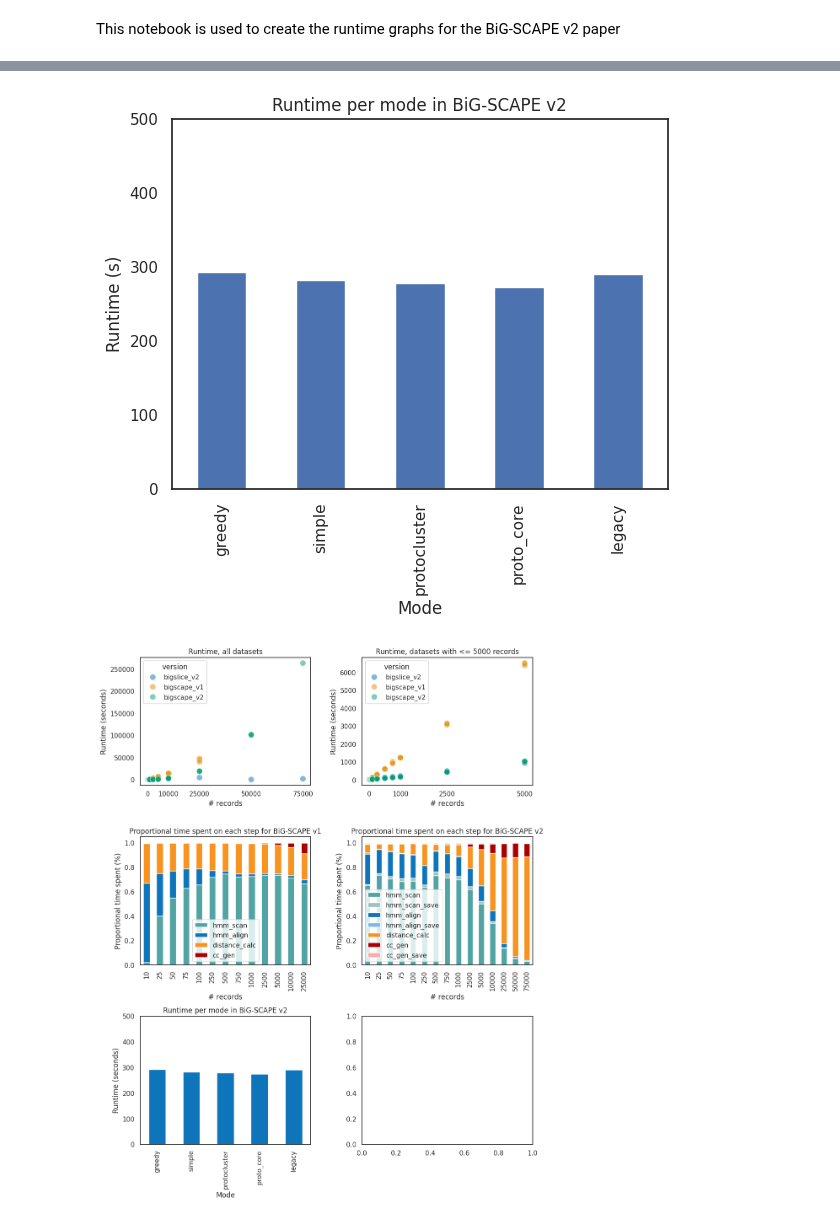
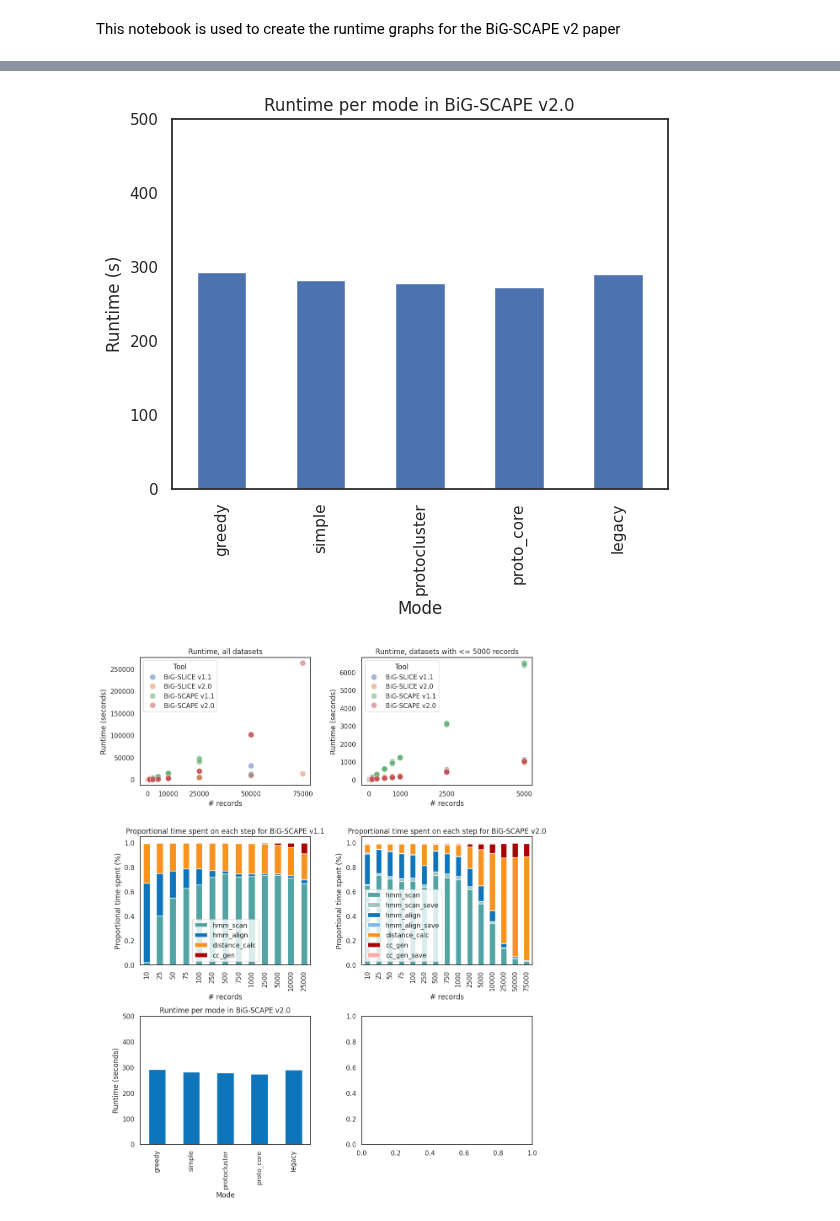
Before and after one commit to adraismawur/bigscape-v2-notebooks, a Jupyter notebook: runtimes.ipynb, the cells around one changed output, grey strips where cells are left out. Saved outputs shown, nothing was run; the diff lists cells and outputs as text; code cells hidden in the pictures.

Commit message:
update bigslice, add v1

```diff
--- a/runtimes.ipynb
+++ b/runtimes.ipynb
@@ -35,6 +35,7 @@ bigscape_v2_mode_matrix["sample"] = bigscape_v2_mode_matrix["sample"].str.split(
 bigscape_v2_mode_matrix["sample"] = bigscape_v2_mode_matrix["sample"].str.join("_")
 
 # bigslice csvs, both are: size,sample,start,total
+bigslice_v1_matrix = pd.read_csv("bigslice_v1_matrix.csv")
 bigslice_v2_matrix = pd.read_csv("bigslice_v2_matrix.csv")
 
 # use size and sample as index
@@ -43,19 +44,21 @@ bigscape_v2_matrix = bigscape_v2_matrix.set_index(["size", "sample"])
 # modes runs do not have sample sizes, or at least it's not relevant
 bigscape_v2_mode_matrix = bigscape_v2_mode_matrix.set_index(["sample"])
 
+bigslice_v1_matrix = bigslice_v1_matrix.set_index(["size", "sample"])
 bigslice_v2_matrix = bigslice_v2_matrix.set_index(["size", "sample"])
 
 # collate totals dataframes
 # these are used for the scatter plots
 totals = pd.DataFrame(index=bigscape_v2_matrix.index)
-totals["bigslice_v2"] = bigslice_v2_matrix["total"]
-totals["bigscape_v1"] = bigscape_v1_matrix["total"]
-totals["bigscape_v2"] = bigscape_v2_matrix["total"]
+totals["BiG-SLICE v1.1"] = bigslice_v1_matrix["total"]
+totals["BiG-SLICE v2.0"] = bigslice_v2_matrix["total"]
+totals["BiG-SCAPE v1.1"] = bigscape_v1_matrix["total"]
+totals["BiG-SCAPE v2.0"] = bigscape_v2_matrix["total"]
 
 
 totals["size"] = totals.index.get_level_values(0)
 # re-add size as a column
-totals = totals.melt(value_name="total", var_name="version", id_vars="size")
+totals = totals.melt(value_name="total", var_name="Tool", id_vars="size")
 
 # prepare a similar dataframe for the modes
 mode_totals = pd.DataFrame(index=bigscape_v2_mode_matrix.index)
@@ -123,13 +126,13 @@ Text(0.5, 1.0, 'Proportional time spent on each step for v1')
 # %%
 # bar chart for the modes
 mode_totals.plot(kind='bar')
-plt.title("Runtime per mode in BiG-SCAPE v2")
+plt.title("Runtime per mode in BiG-SCAPE v2.0")
 plt.xlabel("Mode")
 plt.ylabel("Runtime (s)")
 plt.ylim(0, 500)
 plt.legend().remove()
 # %% [output]
-[figure, old version]
+[figure, new version]
 # %%
 # collate into one image
 fig, axes = plt.subplots(3, 2, figsize=(12, 15))
@@ -142,8 +145,7 @@ sns.scatterplot(
     data=totals,
     x="size",
     y="total",
-    hue="version",
-    palette=COLOR_MAP,
+    hue="Tool",
     s=100,
     alpha=0.5
 )
@@ -165,8 +167,7 @@ sns.scatterplot(
     data=totals[totals["size"] <= 5000],
     x="size",
     y="total",
-    hue="version",
-    palette=COLOR_MAP,
+    hue="Tool",
     s=100,
     alpha=0.5
 )
@@ -195,7 +196,7 @@ v1_prop_time_colors = [
 bigscape_v1_avg_prop.plot(ax=axes[1, 0], kind='bar', stacked=True, color=v1_prop_time_colors)
 
 # title
-axes[1, 0].set_title("Proportional time spent on each step for BiG-SCAPE v1")
+axes[1, 0].set_title("Proportional time spent on each step for BiG-SCAPE v1.1")
 
 # x axis options
 axes[1, 0].set_xlabel("# records")
@@ -209,33 +210,33 @@ v2_prop_time_colors = [
     COLORS["bigscape_blue"],
     COLORS["bigscape_blue_pale"],
     COLORS["dark_blue"],
     COLORS["light_blue"],
     COLORS["orange_i_found_on_bigscape_image"],
     COLORS["antismash_red"],
     COLORS["antismash_red_pale"]
 ]
 bigscape_v2_avg_prop.plot(ax=axes[1, 1], kind='bar', stacked=True, color=v2_prop_time_colors)
 
 # title
-axes[1, 1].set_title("Proportional time spent on each step for BiG-SCAPE v2")
+axes[1, 1].set_title("Proportional time spent on each step for BiG-SCAPE v2.0")
 
 # x axis options
 axes[1, 1].set_xlabel("# records")
 
 # y axis options
 axes[1, 1].set_ylabel("Proportional time spent (%)")
 
 
 ### runtime per mode
 mode_totals.plot(ax=axes[2, 0], kind='bar', color=COLORS["dark_blue"])
-axes[2, 0].set_title("Runtime per mode in BiG-SCAPE v2")
+axes[2, 0].set_title("Runtime per mode in BiG-SCAPE v2.0")
 axes[2, 0].set_xlabel("Mode")
 axes[2, 0].set_ylabel("Runtime (seconds)")
 axes[2, 0].set_ylim(0, 500)
 axes[2, 0].legend().remove()
 
 # increase margins
 plt.subplots_adjust(hspace=0.4)
 plt.subplots_adjust(wspace=0.3)
 # %% [output]
-[figure, old version]
+[figure, new version]
```
Also changed, not shown: parts of 4 cells of this notebook, 2 other files.
